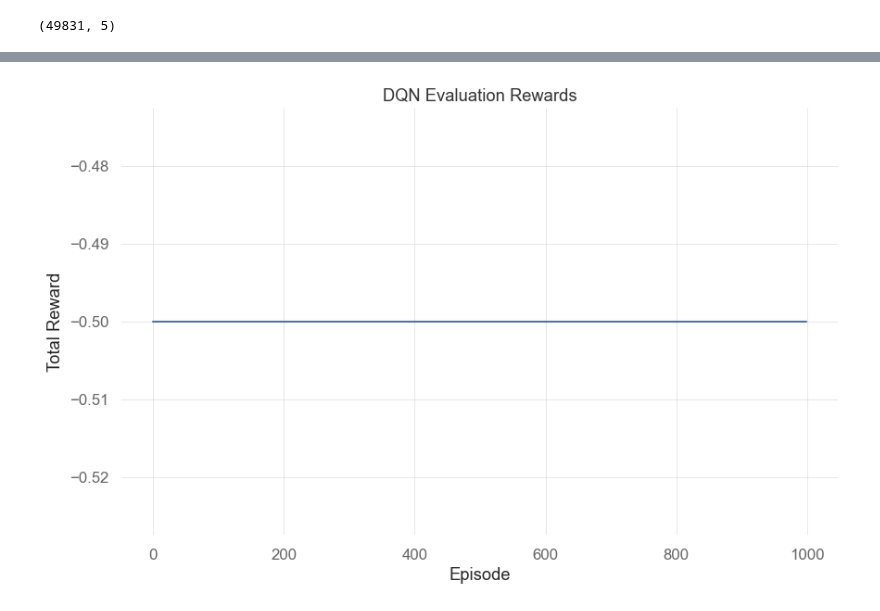
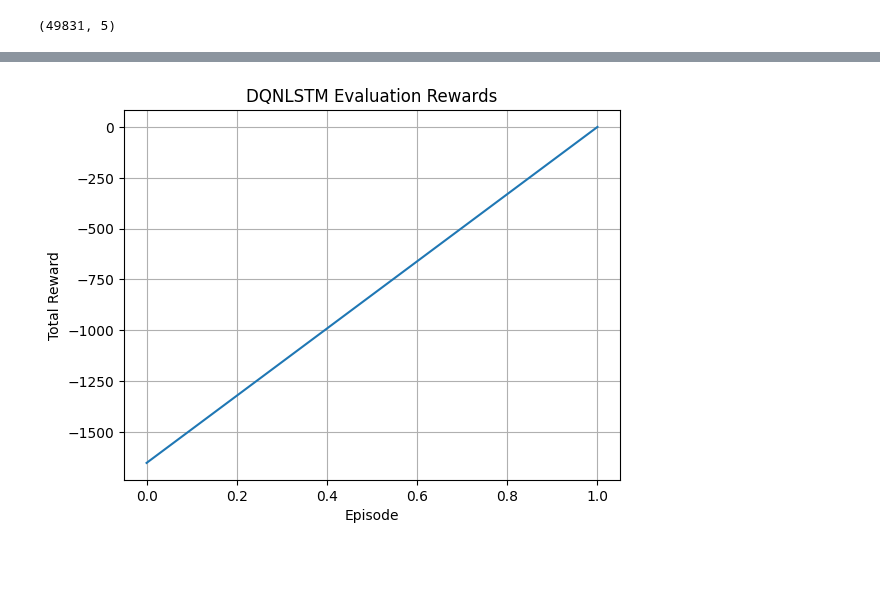
Before and after one commit to Suraj6E/EURUSD-DQN-LSTM, a Jupyter notebook: DQN-LSTM.ipynb, the cells around one changed output, grey strips where cells are left out. Cells and saved outputs as stored; diff of their text form; code cells hidden in the pictures; blank space fills up the shorter version.

```diff
--- a/DQN-LSTM.ipynb
+++ b/DQN-LSTM.ipynb
@@ -373,18 +374,19 @@ def train_dqn(env, model, target_model, optimizer, gamma, batch_size, device, ep
     state_info = env.reset()  # Ensure env.reset() returns a tuple (state, info) or just the state
     episode_reward = 0
     done = False
+    result = []
 
     while not done:
         action = epsilon_greedy_policy(model, epsilon, env.action_space.n, device)(state_info)
         step_result = env.step(action)
         next_state, reward, done, truncate, info = step_result[:5]  # Extract the first four values
-        print(info)
+
         episode_reward += reward
-
+        result.append(info)
         done = done or truncate
         state_info = next_state  # Update state_info
 
-    return episode_reward
+    return episode_reward, result
 # %%
 # Parameters
 input_dim = 2  # Adjusted input dimensions
@@ -395,7 +397,7 @@ batch_size = 10
 epsilon = 0.1
 lr = 1e-3
 target_update = 10
-num_episodes = 1000
+num_episodes = 2
 
 # Initialize DQN and target DQN
 model = DQNLSTM(input_dim, output_dim, hidden_dim).to(device)
@@ -407,15 +409,21 @@ target_model.eval()
 optimizer = torch.optim.Adam(model.parameters(), lr=lr)
 
 # Training loop
+all_rewards = []
 episode_rewards = []
 for episode in range(num_episodes):
-    episode_reward = train_dqn(env, model, target_model, optimizer, gamma, batch_size, device, epsilon)
+    episode_reward, report = train_dqn(env, model, target_model, optimizer, gamma, batch_size, device, epsilon)
+    all_rewards.append(report)
     episode_rewards.append(episode_reward)
-    if episode % target_update == 0:
-        target_model.load_state_dict(model.state_dict())
-        target_model.eval()
 
-    if episode % 10 == 0:
+    #Evaulating modal
+    # if episode % target_update == 0:
+    #     target_model.load_state_dict(model.state_dict())
+    #     target_model.eval()
+
+    if episode % 100 == 0:
         print(f"Episode {episode}, Reward: {episode_reward}")
 
 env.close()
+
+all_rewards
@@ -440,11 +430,11 @@ env.close()
 # %%
 
 # Plot the evaluation rewards
 plt.plot(episode_rewards)
 plt.xlabel('Episode')
 plt.ylabel('Total Reward')
-plt.title('DQN Evaluation Rewards')
+plt.title('DQNLSTM Evaluation Rewards')
 plt.grid(True)
 plt.show()
 # %% [output]
-[figure, old version]
+[figure, new version]
```
Also changed, not shown: parts of 2 cells of this notebook.
